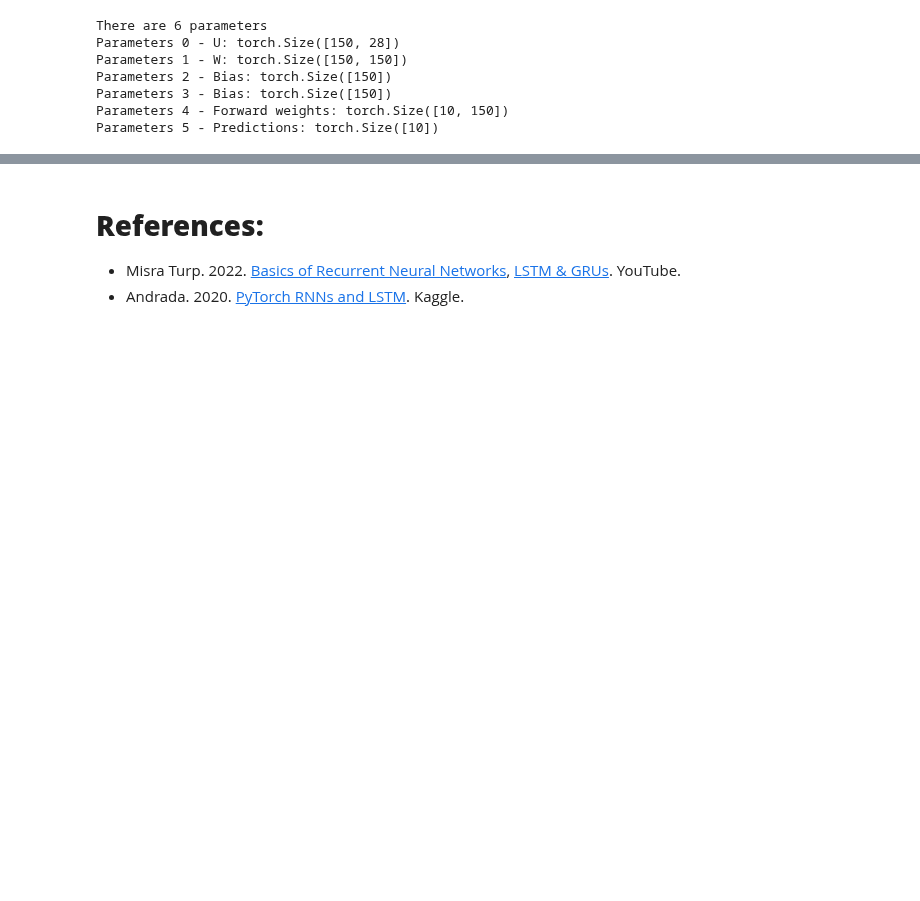
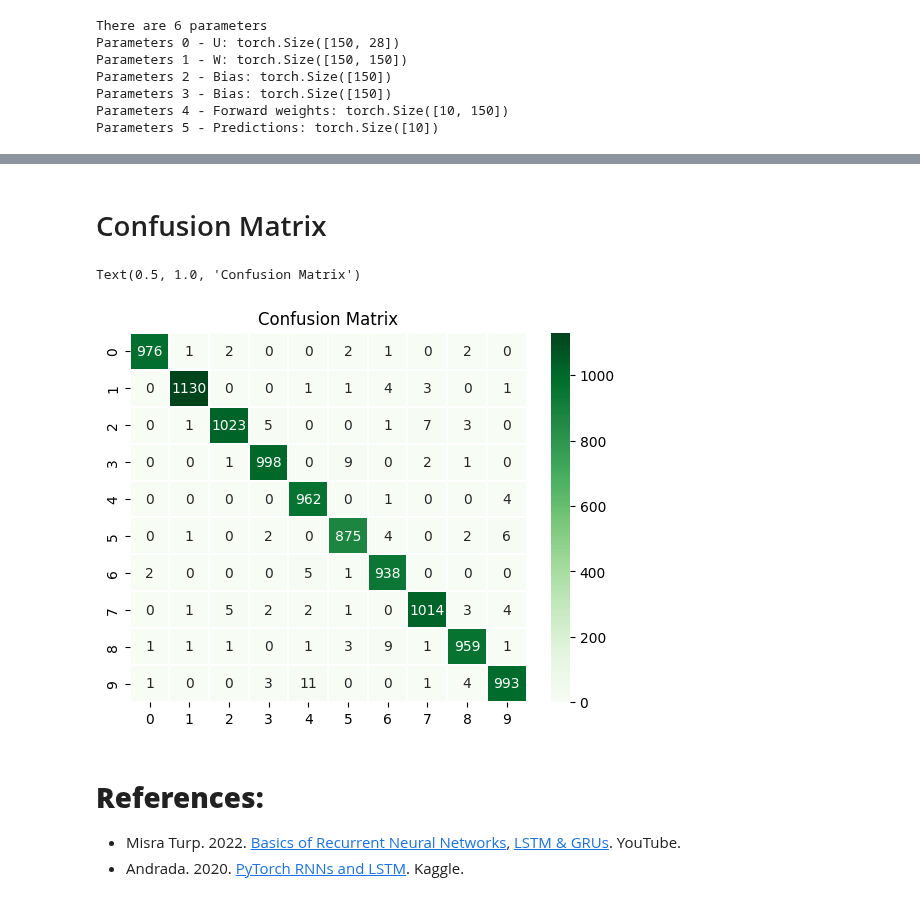
Before and after one commit to mohamedyosef101/learning_area, a Jupyter notebook: PyTorch/03_RNN.ipynb, the cells around one changed output, grey strips where cells are left out. Drawn from its saved outputs; the diff is of its cells as text; code cells hidden in the pictures; blank space fills up the shorter version.

Commit message:
RNN & LSTM

```diff
--- a/PyTorch/03_RNN.ipynb
+++ b/PyTorch/03_RNN.ipynb
@@ -143,0 +278,6 @@ Parameters 5 - Predictions: torch.Size([10])
+# %%
+multilayer_rnn = MultilayerRNN(input_size, hidden_size, layer_size,
+                               output_size, relu=False)
+
+# === TRAIN ====
+train_network(multilayer_rnn, train, test, num_epochs=10)
@@ -143,0 +342,14 @@ Parameters 5 - Predictions: torch.Size([10])
+# %%
+# ==== STATICS ====
+batch_size = 64
+input_size = 28
+hidden_size = 100
+layer_size = 2
+output_size = 10
+
+# Instantiate the model
+# We'll use TANH as our activation function
+lstm_rnn = LSTM(input_size, hidden_size, layer_size, output_size)
+
+# ==== TRAIN ====
+train_network(lstm_rnn, train, test, num_epochs=10)
@@ -144,3 +371,32 @@ Parameters 5 - Predictions: torch.Size([10])
+# %% [markdown]
+# Confusion Matrix
+# %%
+import sklearn.metrics as metrics
+
+def confusion_matrix(model, test_data):
+  torch.no_grad() # disable gradient computing
+  model.eval()
+
+  preds, actuals = [], []
+
+  for image, label in test:
+    image = image.view(-1, 28, 28)
+    out = model(image)
+
+    pred = torch.max(out, dim=1)[1].item()
+    preds.append(pred)
+    actuals.append(label)
+
+  return metrics.confusion_matrix(preds, actuals)
+
+
+# get the plot
+sns.heatmap(confusion_matrix(lstm_rnn, test), linewidths=0.1,
+            annot=True, fmt='g', cmap='Greens')
+plt.title('Confusion Matrix')
+# %% [output]
+Text(0.5, 1.0, 'Confusion Matrix')
+[figure, added]
 # %% [markdown]
 # **References:**
 * Misra Turp. 2022. [Basics of Recurrent Neural Networks](https://youtu.be/M6-AIQnB4_Q?si=TrBq7jsb6L8OMnFV), [LSTM & GRUs](https://youtu.be/E4c_bom0_6Y?si=qGaQ3FYlpRphiIan). YouTube.
```
Also changed, not shown: parts of 13 cells of this notebook.
